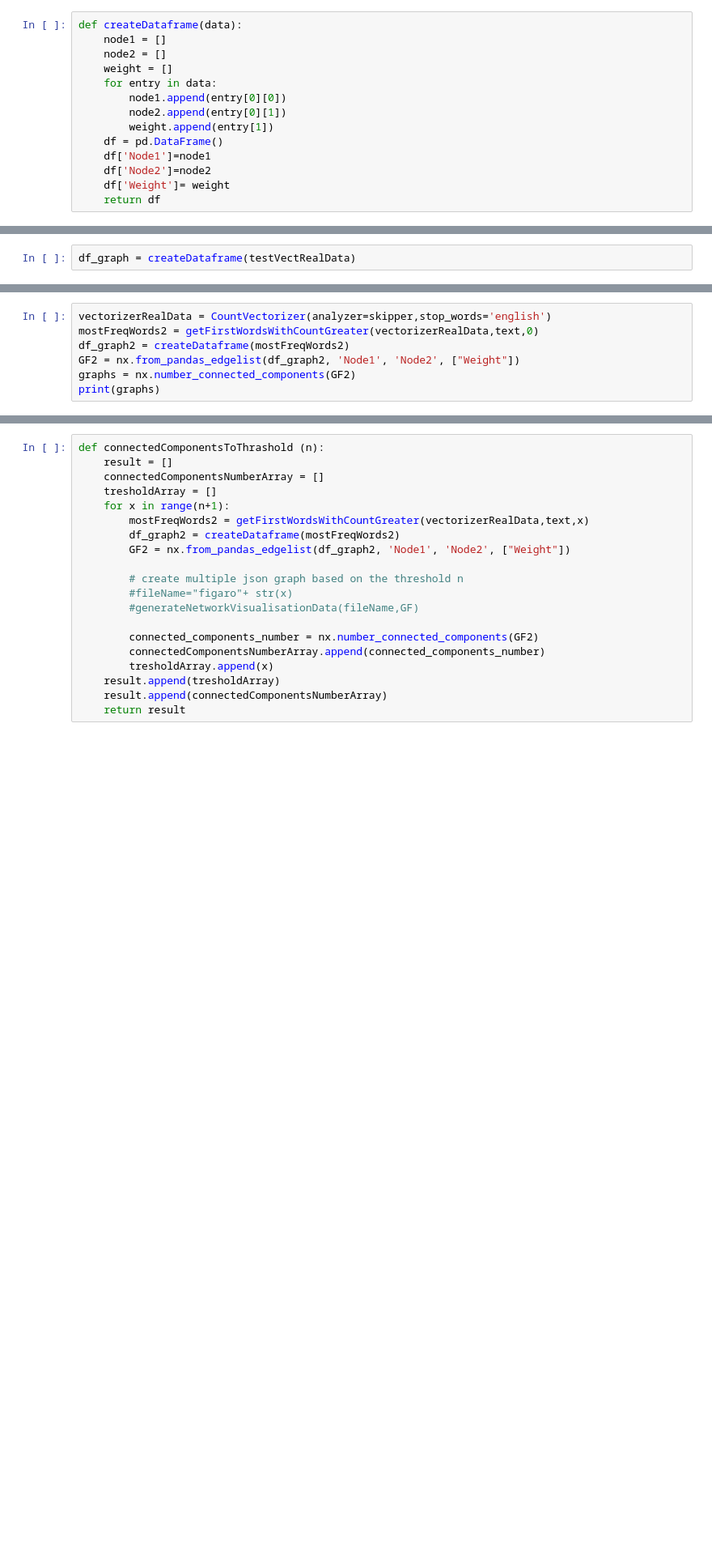
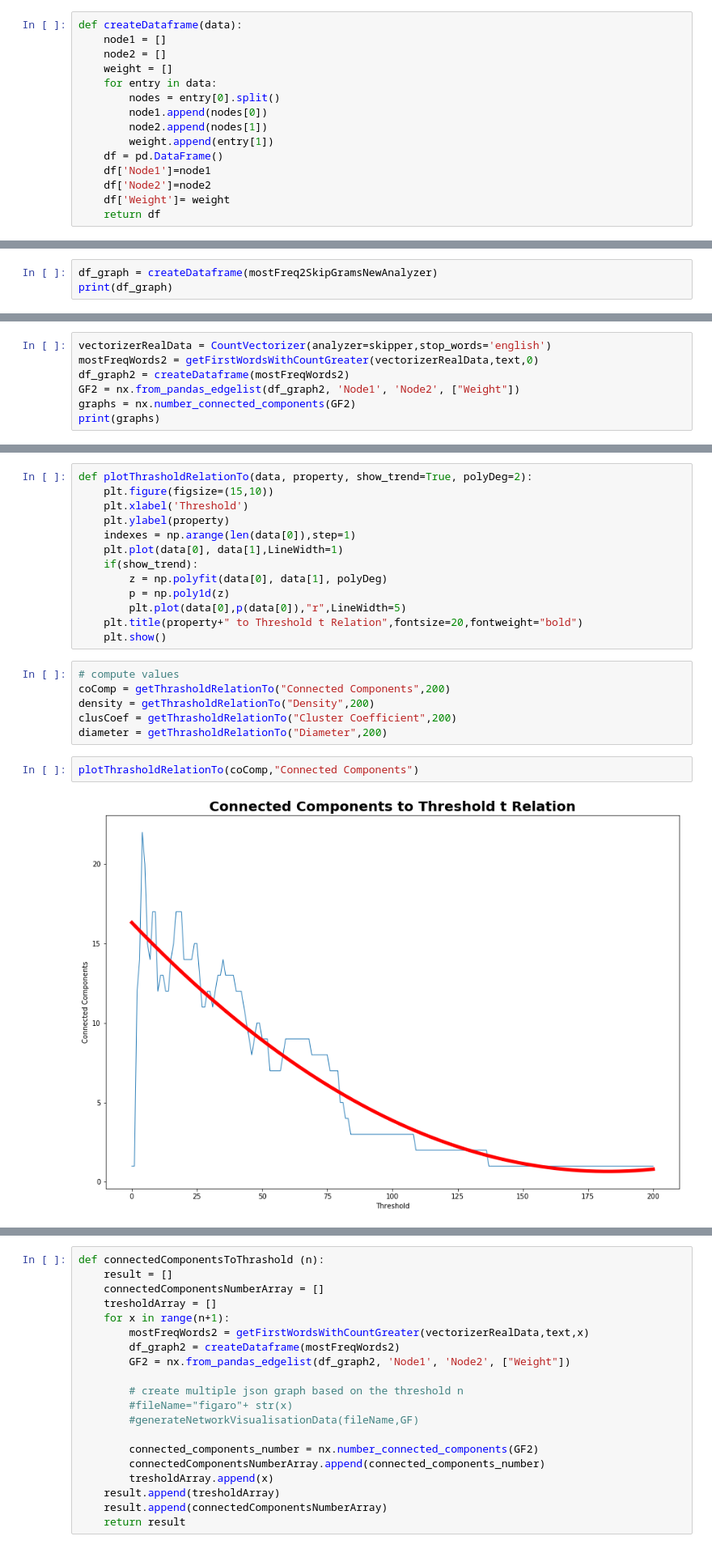
Before and after one commit to LaertNuhu/MedDataVisualisation, a Jupyter notebook: Implementation.ipynb, the cells around one changed output, grey strips where cells are left out. Shown at 81% size. Cells and saved outputs as stored; diff of their text form; blank space fills up the shorter version.

```diff
--- a/Implementation.ipynb
+++ b/Implementation.ipynb
@@ -521,8 +563,9 @@ def createDataframe(data):
     node2 = []
     weight = []
     for entry in data:
-        node1.append(entry[0][0])
-        node2.append(entry[0][1])
+        nodes = entry[0].split()
+        node1.append(nodes[0])
+        node2.append(nodes[1])
         weight.append(entry[1])
     df = pd.DataFrame()
     df['Node1']=node1
@@ -532,4 +575,5 @@ def createDataframe(data):
 # %% [markdown]
 we save the dataframe into a variable
 # %%
-df_graph = createDataframe(testVectRealData)
+df_graph = createDataframe(mostFreq2SkipGramsNewAnalyzer)
+print(df_graph)
@@ -607,0 +698,23 @@ print(graphs)
+# %%
+def plotThrasholdRelationTo(data, property, show_trend=True, polyDeg=2):
+    plt.figure(figsize=(15,10))
+    plt.xlabel('Threshold')
+    plt.ylabel(property)
+    indexes = np.arange(len(data[0]),step=1)
+    plt.plot(data[0], data[1],LineWidth=1)
+    if(show_trend):
+        z = np.polyfit(data[0], data[1], polyDeg)
+        p = np.poly1d(z)
+        plt.plot(data[0],p(data[0]),"r",LineWidth=5)
+    plt.title(property+" to Threshold t Relation",fontsize=20,fontweight="bold")
+    plt.show()
+# %%
+# compute values
+coComp = getThrasholdRelationTo("Connected Components",200)
+density = getThrasholdRelationTo("Density",200)
+clusCoef = getThrasholdRelationTo("Cluster Coefficient",200)
+diameter = getThrasholdRelationTo("Diameter",200)
+# %%
+plotThrasholdRelationTo(coComp,"Connected Components")
+# %% [output]
+[figure, added]
```
Also changed, not shown: parts of 20 cells of this notebook.
